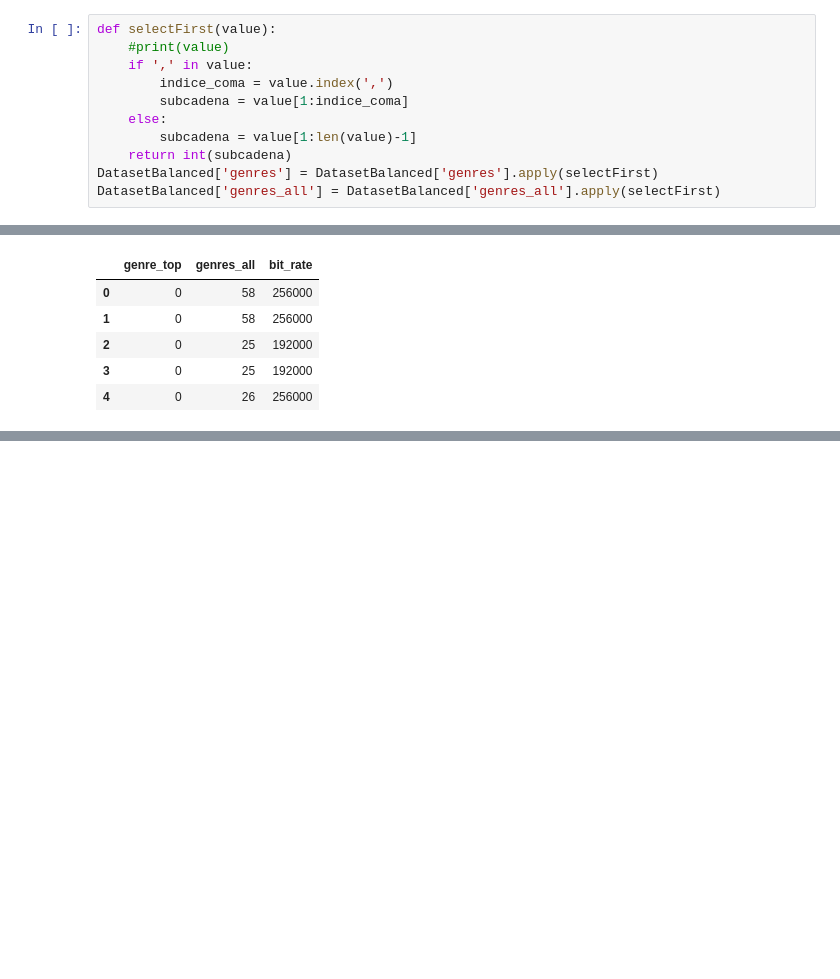
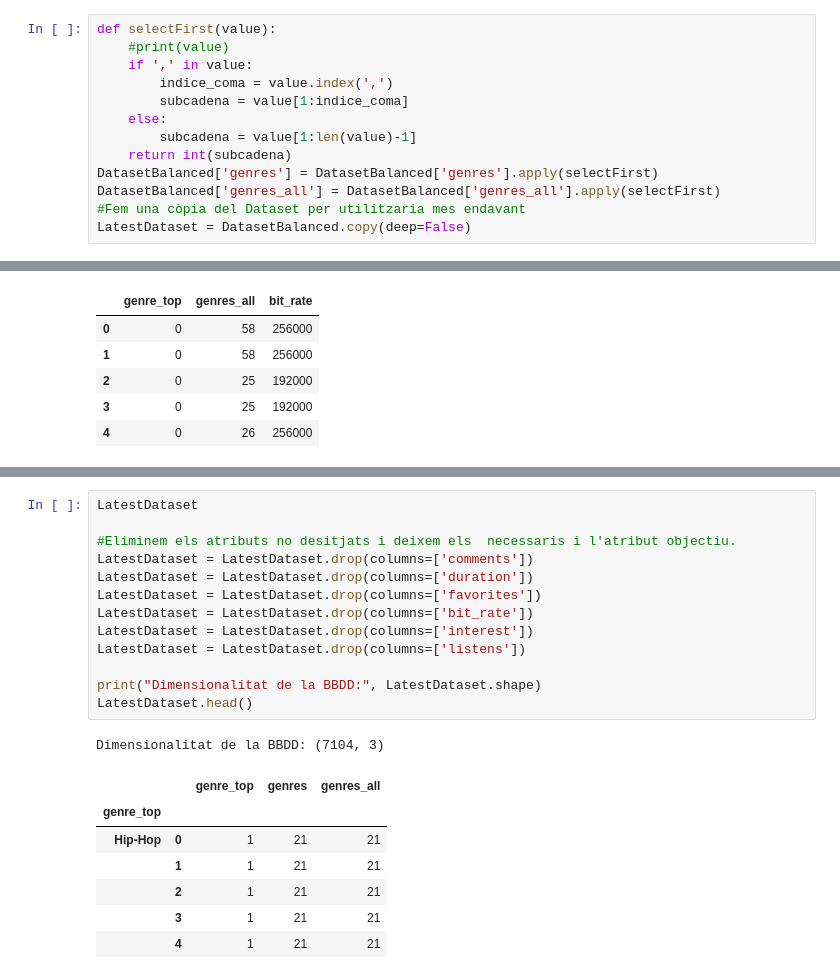
Before and after one commit to Rogerbenedito/English-song-data-from-2008-2017, a Jupyter notebook: Untitled.ipynb, the cells around one changed output, grey strips where cells are left out. Saved outputs shown, nothing was run; the diff lists cells and outputs as text; blank space fills up the shorter version.

```diff
--- a/Untitled.ipynb
+++ b/Untitled.ipynb
@@ -304,6 +304,8 @@ def selectFirst(value):
     return int(subcadena)
 DatasetBalanced['genres'] = DatasetBalanced['genres'].apply(selectFirst)
 DatasetBalanced['genres_all'] = DatasetBalanced['genres_all'].apply(selectFirst)
+#Fem una còpia del Dataset per utilitzaria mes endavant
+LatestDataset = DatasetBalanced.copy(deep=False)
 # %%
 DatasetBalanced.head()
 # %% [output]
@@ -713,0 +722,22 @@ model_df.sort_values(by=['cv_score'], ascending=True).style.background_gradient(
+# %%
+LatestDataset
+
+#Eliminem els atributs no desitjats i deixem els  necessaris i l'atribut objectiu.
+LatestDataset = LatestDataset.drop(columns=['comments'])
+LatestDataset = LatestDataset.drop(columns=['duration'])
+LatestDataset = LatestDataset.drop(columns=['favorites'])
+LatestDataset = LatestDataset.drop(columns=['bit_rate'])
+LatestDataset = LatestDataset.drop(columns=['interest'])
+LatestDataset = LatestDataset.drop(columns=['listens'])
+
+print("Dimensionalitat de la BBDD:", LatestDataset.shape)
+LatestDataset.head()
+# %% [output]
+Dimensionalitat de la BBDD: (7104, 3)
+|  |  | genre_top | genres | genres_all |
+| genre_top |  |  |  |  |
+| Hip-Hop | 0 | 1 | 21 | 21 |
+|  | 1 | 1 | 21 | 21 |
+|  | 2 | 1 | 21 | 21 |
+|  | 3 | 1 | 21 | 21 |
+|  | 4 | 1 | 21 | 21 |
```
Also changed, not shown: parts of 20 cells of this notebook.
